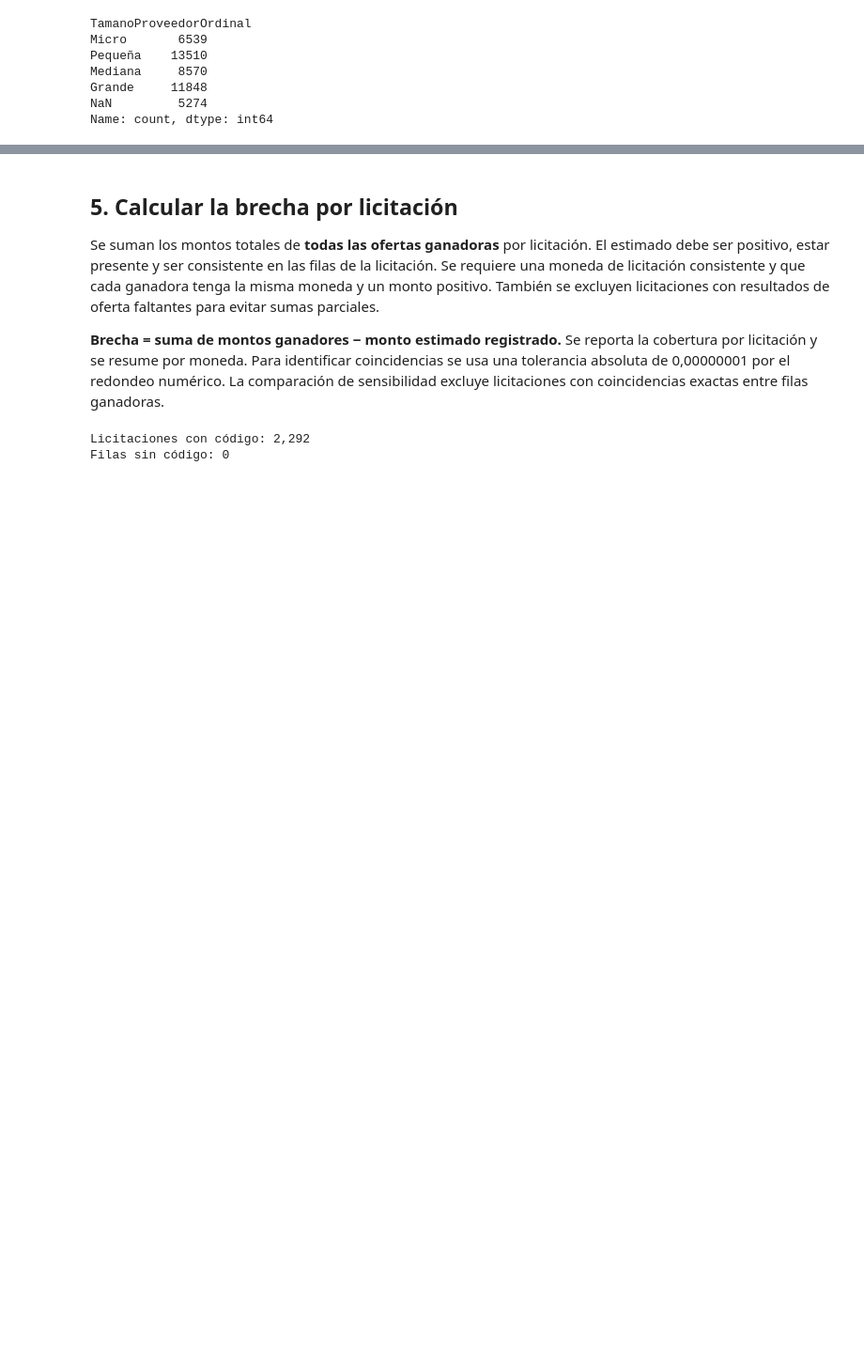
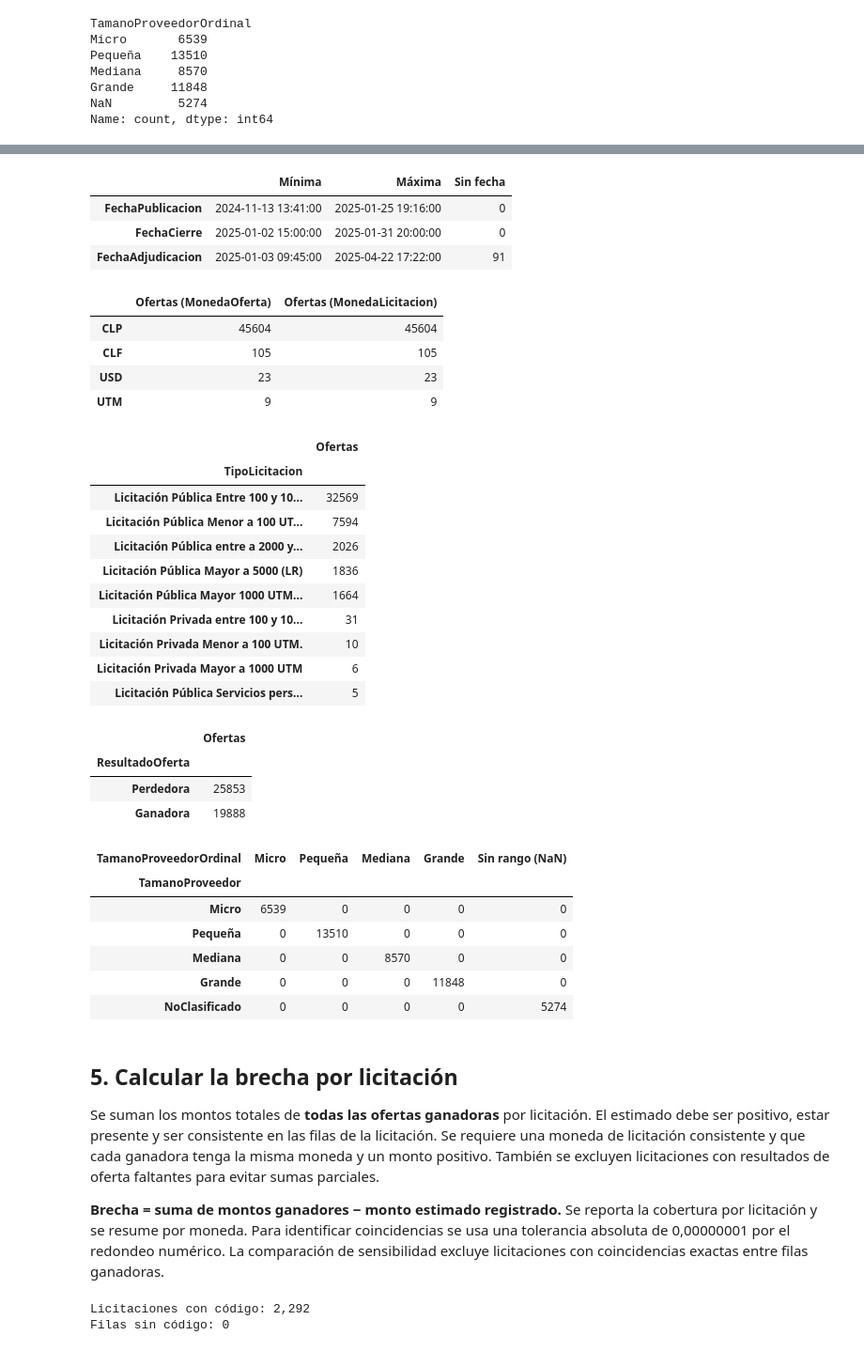
Before and after one commit to proyecto-grupo2-mcdi500/proyecto-grupo2-mcdi500, a Jupyter notebook: F2/F2_Preprocesamiento.ipynb, the cells around one changed output, grey strips where cells are left out. Shown at 94% size. Drawn from its saved outputs; the diff is of its cells as text; code cells hidden in the pictures; blank space fills up the shorter version.

Commit message:
FIX(f2): muestra fechas, monedas, categorías y las aserciones de validación

```diff
--- a/F2/F2_Preprocesamiento.ipynb
+++ b/F2/F2_Preprocesamiento.ipynb
@@ -211,3 +219,55 @@ Name: count, dtype: int64
+# %%
+# Fechas: rango observado después de convertir.
+display(pd.DataFrame({
+    "Mínima": datos[list(FECHAS)].min(),
+    "Máxima": datos[list(FECHAS)].max(),
+    "Sin fecha": datos[list(FECHAS)].isna().sum(),
+}))
+
+# Monedas: ofertas por moneda de la oferta y de la licitación.
+display(pd.concat({
+    "Ofertas (MonedaOferta)": datos["MonedaOferta"].value_counts(),
+    "Ofertas (MonedaLicitacion)": datos["MonedaLicitacion"].value_counts(),
+}, axis=1).fillna(0).astype(int))
+
+# Categorías: modalidad, resultado y tamaño (original frente a escala ordinal).
+display(datos["TipoLicitacion"].value_counts().to_frame("Ofertas"))
+display(datos["ResultadoOferta"].value_counts().to_frame("Ofertas"))
+escala = list(datos["TamanoProveedorOrdinal"].cat.categories)
+tamanos = pd.crosstab(datos["TamanoProveedor"], datos["TamanoProveedorOrdinal"].astype("string").fillna("Sin rango (NaN)"))
+display(tamanos.reindex(index=[*escala, "NoClasificado"], columns=[*escala, "Sin rango (NaN)"], fill_value=0))
+# %% [output]
+|  | Mínima | Máxima | Sin fecha |
+| FechaPublicacion | 2024-11-13 13:41:00 | 2025-01-25 19:16:00 | 0 |
+| FechaCierre | 2025-01-02 15:00:00 | 2025-01-31 20:00:00 | 0 |
+| FechaAdjudicacion | 2025-01-03 09:45:00 | 2025-04-22 17:22:00 | 91 |
+|  | Ofertas (MonedaOferta) | Ofertas (MonedaLicitacion) |
+| CLP | 45604 | 45604 |
+| CLF | 105 | 105 |
+| USD | 23 | 23 |
+| UTM | 9 | 9 |
+|  | Ofertas |
+| TipoLicitacion |  |
+| Licitación Pública Entre 100 y 10... | 32569 |
+| Licitación Pública Menor a 100 UT... | 7594 |
+| Licitación Pública entre a 2000 y... | 2026 |
+| Licitación Pública Mayor a 5000 (LR) | 1836 |
+| Licitación Pública Mayor 1000 UTM... | 1664 |
+| Licitación Privada entre 100 y 10... | 31 |
+| Licitación Privada Menor a 100 UTM. | 10 |
+| Licitación Privada Mayor a 1000 UTM | 6 |
+| Licitación Pública Servicios pers... | 5 |
+|  | Ofertas |
+| ResultadoOferta |  |
+| Perdedora | 25853 |
+| Ganadora | 19888 |
+| TamanoProveedorOrdinal | Micro | Pequeña | Mediana | Grande | Sin rango (NaN) |
+| TamanoProveedor |  |  |  |  |  |
+| Micro | 6539 | 0 | 0 | 0 | 0 |
+| Pequeña | 0 | 13510 | 0 | 0 | 0 |
+| Mediana | 0 | 0 | 8570 | 0 | 0 |
+| Grande | 0 | 0 | 0 | 11848 | 0 |
+| NoClasificado | 0 | 0 | 0 | 0 | 5274 |
 # %% [markdown]
 ## 5. Calcular la brecha por licitación
 
```
Also changed, not shown: parts of 4 cells of this notebook, 1 other file.
